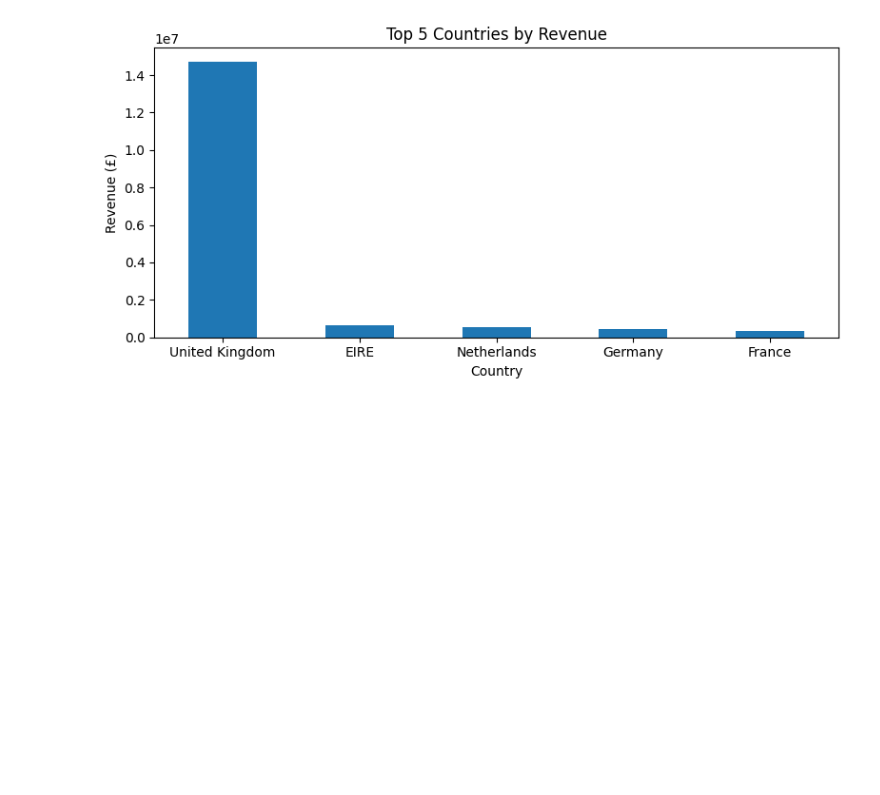
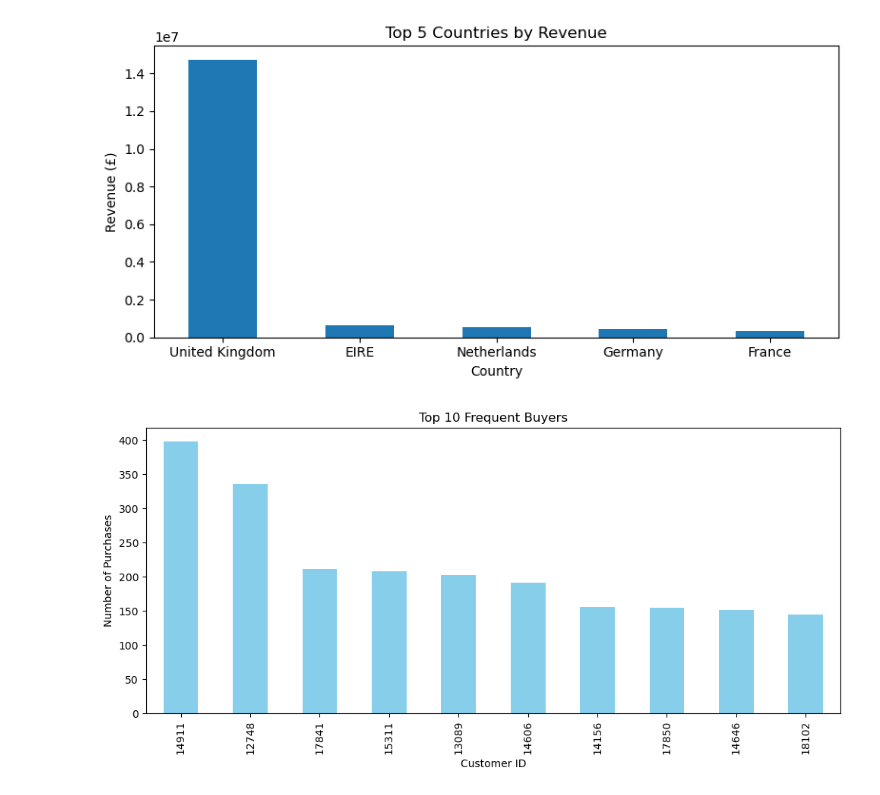
Before and after one commit to aaishakazi/E-Commerce-Data-Analysis, a Jupyter notebook: ECCode.ipynb, the cells around one changed output. Drawn from its saved outputs; the diff is of its cells as text; code cells hidden in the pictures; blank space fills up the shorter version.

```diff
--- a/ECCode.ipynb
+++ b/ECCode.ipynb
@@ -87,3 +98,8 @@ avg_rev_customer = df.groupby('Customer ID')['TotalPrice'].sum().mean()
 print(f"\nAverage Revenue per Customer: £{avg_rev_customer:.2f}")
 # %% [output]
 Average Revenue per Customer: £3018.62
+# %%
+# 4. Counting number of purchases per customer
+df['Customer ID'] = df['Customer ID'].astype(int)
+frequent_buyers = df.groupby('Customer ID')['Invoice'].nunique().sort_values(ascending=False).head(10)
+print("Top 10 frequent buyers\n", frequent_buyers)
@@ -134,3 +186,14 @@ plt.tight_layout()
 plt.show()
 # %% [output]
 [figure]
+# %%
+# Top 10 frequent buyers
+plt.figure(figsize=(10, 5))
+frequent_buyers.plot(kind='bar', color='skyblue')
+plt.title('Top 10 Frequent Buyers')
+plt.xlabel('Customer ID')
+plt.ylabel('Number of Purchases')
+plt.tight_layout()
+plt.show()
+# %% [output]
+[figure, added]
```
Also changed, not shown: parts of 11 cells of this notebook.
